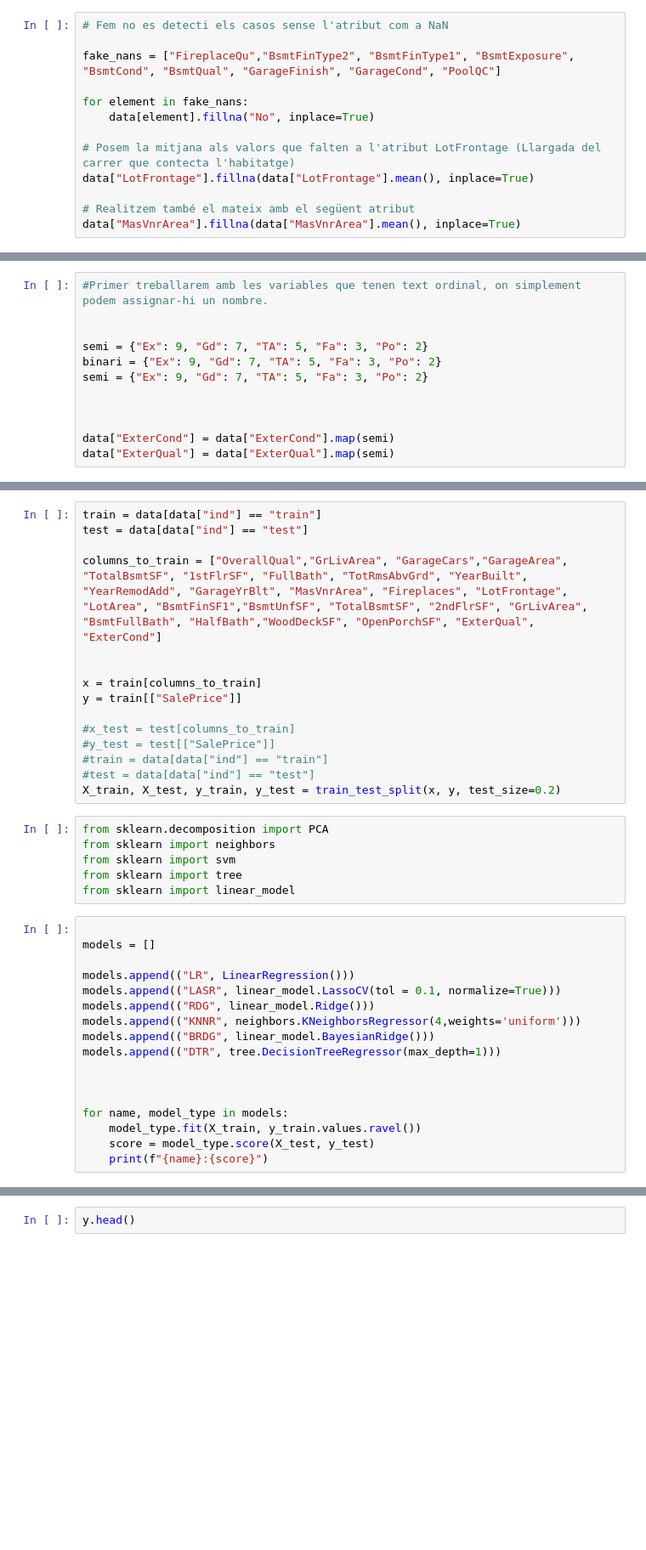
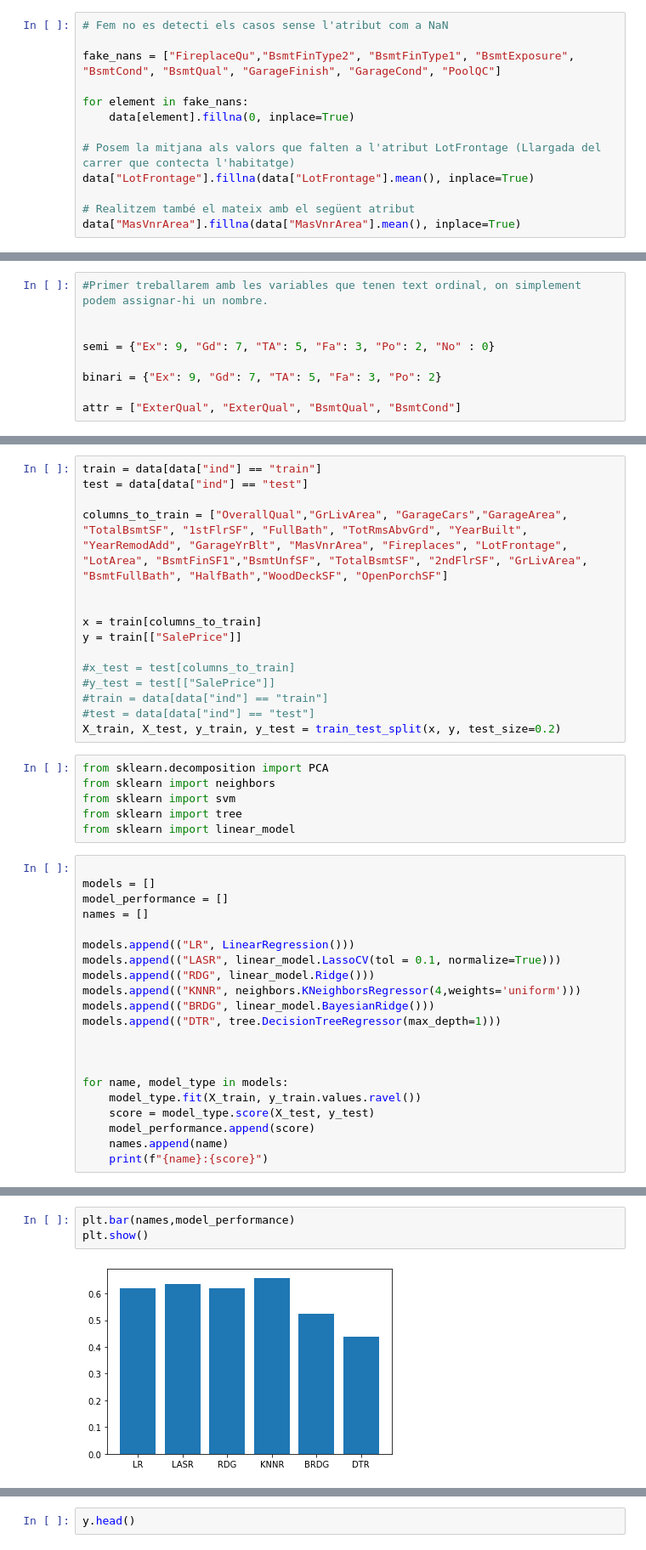
Before and after one commit to Biel-Altimira/house_prices, a Jupyter notebook: house prices/house_prices.ipynb, the cells around one changed output, grey strips where cells are left out. Shown at 85% size. Saved outputs shown, nothing was run; the diff lists cells and outputs as text; blank space fills up the shorter version.

```diff
--- a/house prices/house_prices.ipynb
+++ b/house prices/house_prices.ipynb
@@ -168,7 +165,7 @@ data.drop(to_drop, axis=1, inplace=True)
 fake_nans = ["FireplaceQu","BsmtFinType2", "BsmtFinType1", "BsmtExposure", "BsmtCond", "BsmtQual", "GarageFinish", "GarageCond", "PoolQC"]
 
 for element in fake_nans:
-    data[element].fillna("No", inplace=True)
+    data[element].fillna(0, inplace=True)
 
 # Posem la mitjana als valors que falten a l'atribut LotFrontage (Llargada del carrer que contecta l'habitatge)
 data["LotFrontage"].fillna(data["LotFrontage"].mean(), inplace=True)
@@ -276,14 +277,11 @@ memory usage: 1.4+ MB
 #Primer treballarem amb les variables que tenen text ordinal, on simplement podem assignar-hi un nombre.
 
 
-semi = {"Ex": 9, "Gd": 7, "TA": 5, "Fa": 3, "Po": 2}
+semi = {"Ex": 9, "Gd": 7, "TA": 5, "Fa": 3, "Po": 2, "No" : 0}
+
 binari = {"Ex": 9, "Gd": 7, "TA": 5, "Fa": 3, "Po": 2}
-semi = {"Ex": 9, "Gd": 7, "TA": 5, "Fa": 3, "Po": 2}
 
-
-
-data["ExterCond"] = data["ExterCond"].map(semi)
-data["ExterQual"] = data["ExterQual"].map(semi)
+attr = ["ExterQual", "ExterQual", "BsmtQual", "BsmtCond"]
 # %%
 data["ExterCond"].unique()
 # %% [output]
@@ -316,7 +318,7 @@ train.head()
 train = data[data["ind"] == "train"]
 test = data[data["ind"] == "test"]
 
-columns_to_train = ["OverallQual","GrLivArea", "GarageCars","GarageArea", "TotalBsmtSF", "1stFlrSF", "FullBath", "TotRmsAbvGrd", "YearBuilt", "YearRemodAdd", "GarageYrBlt", "MasVnrArea", "Fireplaces", "LotFrontage", "LotArea", "BsmtFinSF1","BsmtUnfSF", "TotalBsmtSF", "2ndFlrSF", "GrLivArea", "BsmtFullBath", "HalfBath","WoodDeckSF", "OpenPorchSF", "ExterQual", "ExterCond"]
+columns_to_train = ["OverallQual","GrLivArea", "GarageCars","GarageArea", "TotalBsmtSF", "1stFlrSF", "FullBath", "TotRmsAbvGrd", "YearBuilt", "YearRemodAdd", "GarageYrBlt", "MasVnrArea", "Fireplaces", "LotFrontage", "LotArea", "BsmtFinSF1","BsmtUnfSF", "TotalBsmtSF", "2ndFlrSF", "GrLivArea", "BsmtFullBath", "HalfBath","WoodDeckSF", "OpenPorchSF"]
 
 
 x = train[columns_to_train]
@@ -336,6 +338,8 @@ from sklearn import linear_model
 # %%
 
 models = []
+model_performance = []
+names = []
 
 models.append(("LR", LinearRegression()))
 models.append(("LASR", linear_model.LassoCV(tol = 0.1, normalize=True)))
@@ -349,5 +353,7 @@ models.append(("DTR", tree.DecisionTreeRegressor(max_depth=1)))
 for name, model_type in models:
     model_type.fit(X_train, y_train.values.ravel())
     score = model_type.score(X_test, y_test)
+    model_performance.append(score)
+    names.append(name)
     print(f"{name}:{score}")
 # %% [output]
@@ -361,0 +366,5 @@ predictions = model.predict(X_test)
+# %%
+plt.bar(names,model_performance)
+plt.show()
+# %% [output]
+[figure, added]
```
Also changed, not shown: parts of 10 cells of this notebook, 5 other files.
